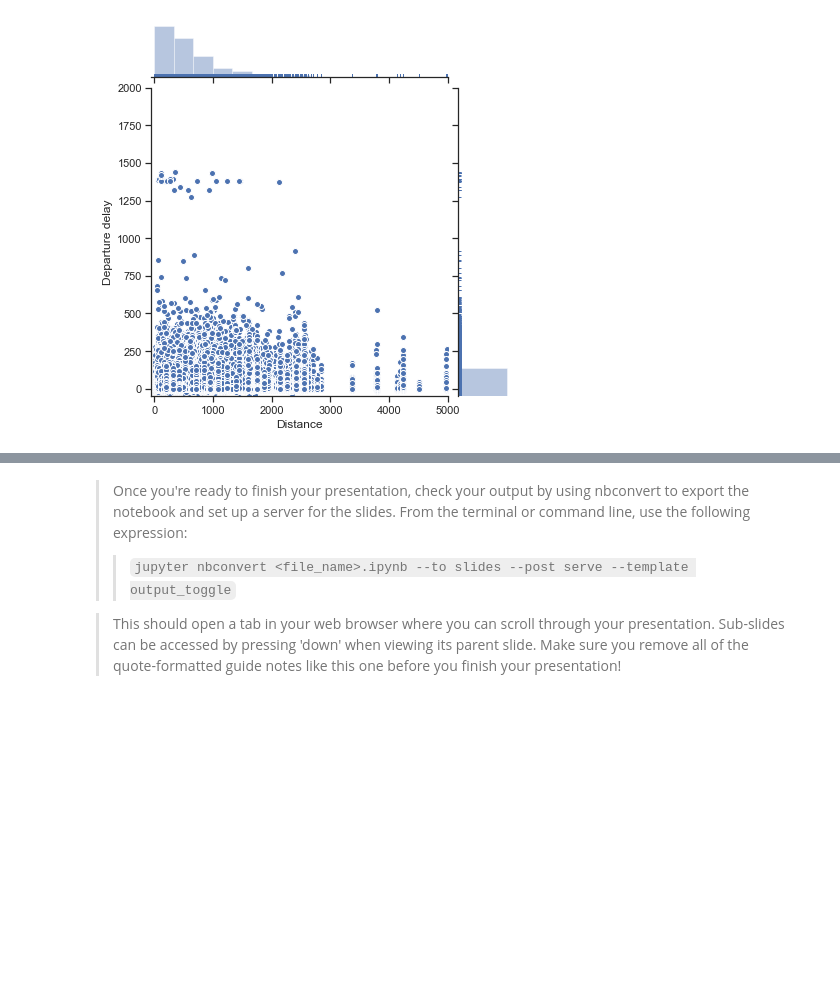
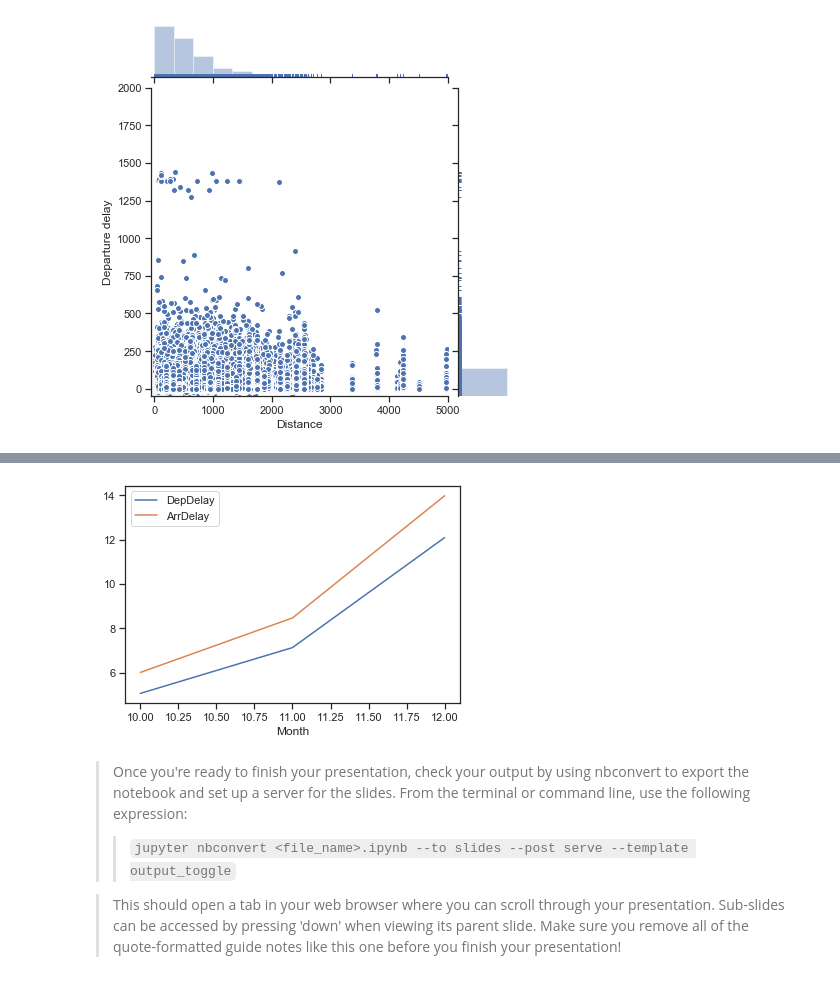
Before and after one commit to komputarist/datascience_nd, a Jupyter notebook: project 5/slide_deck_template.ipynb, the cells around one changed output, grey strips where cells are left out. Saved outputs shown, nothing was run; the diff lists cells and outputs as text; code cells hidden in the pictures; blank space fills up the shorter version.

```diff
--- a/project 5/slide_deck_template.ipynb
+++ b/project 5/slide_deck_template.ipynb
@@ -95,3 +99,8 @@ jp.ylim=([-50,100])
+# %%
+df.groupby('Month').agg({'DepDelay':'mean', 'ArrDelay':'mean'}).plot.line()
+plt.show()
+# %% [output]
+[figure, added]
 # %% [markdown]
 > Once you're ready to finish your presentation, check your output by using
 nbconvert to export the notebook and set up a server for the slides. From the
```
Also changed, not shown: parts of 11 cells of this notebook, 3 other files.
